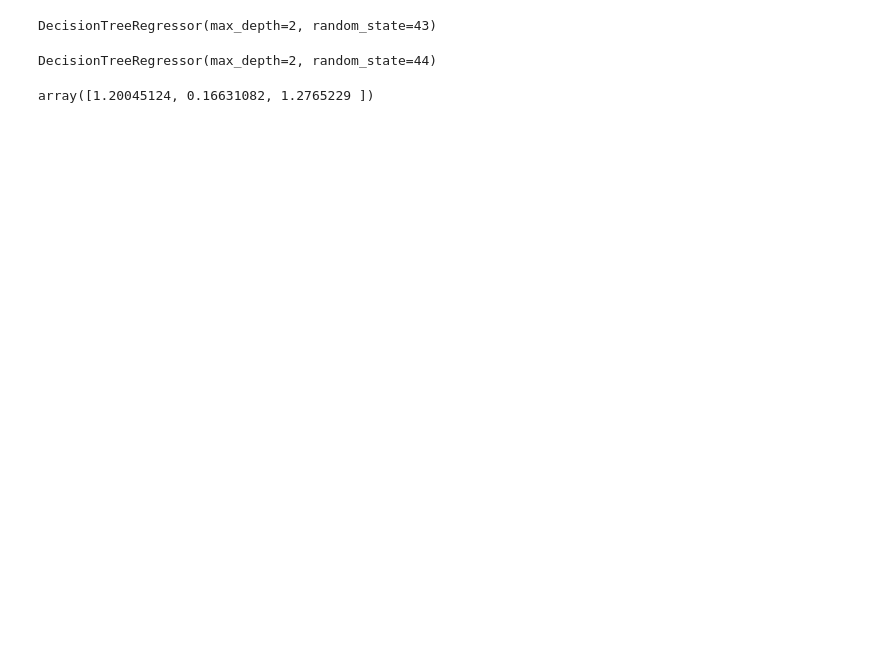
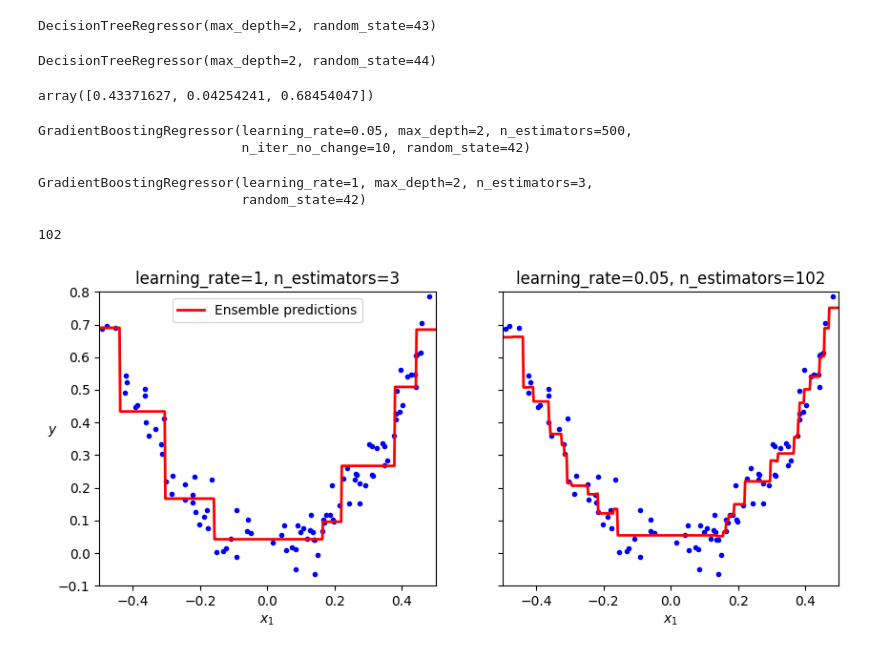
Before and after one commit to 19mddill/Machine_Learning_Notebooks, a Jupyter notebook: ensemble_learning_and_random_forest.ipynb, the cells around one changed output. Cells and saved outputs as stored; diff of their text form; code cells hidden in the pictures; blank space fills up the shorter version.

```diff
--- a/ensemble_learning_and_random_forest.ipynb
+++ b/ensemble_learning_and_random_forest.ipynb
@@ -274,6 +274,59 @@ DecisionTreeRegressor(max_depth=2, random_state=44)
 # %%
 X_new = np.array([[-0.4],[0.],[0.5]])
 # %%
-sum(tree.predict(X_new) for tree in (tree_reg1,tree_reg2,tree_reg1))
+sum(tree.predict(X_new) for tree in (tree_reg1,tree_reg2,tree_reg3))
 # %% [output]
-array([1.20045124, 0.16631082, 1.2765229 ])
+array([0.43371627, 0.04254241, 0.68454047])
+# %%
+from sklearn.ensemble import GradientBoostingRegressor
+
+gbrt_best = GradientBoostingRegressor(max_depth=2,n_estimators=500,learning_rate=0.05,n_iter_no_change=10,random_state=42)
+gbrt_best.fit(X,y)
+# %% [output]
+GradientBoostingRegressor(learning_rate=0.05, max_depth=2, n_estimators=500,
+                          n_iter_no_change=10, random_state=42)
+# %%
+from sklearn.ensemble import GradientBoostingRegressor
+
+gbrt= GradientBoostingRegressor(max_depth=2,n_estimators=3,learning_rate=1,random_state=42)
+gbrt.fit(X,y)
+# %% [output]
+GradientBoostingRegressor(learning_rate=1, max_depth=2, n_estimators=3,
+                          random_state=42)
+# %%
+gbrt_best.n_estimators_
+# %% [output]
+102
+# %%
+import matplotlib.pyplot as plt
+
+def plot_predictions(regressors, X, y, axes, style,
+                     label=None, data_style="b.", data_label=None):
+    x1 = np.linspace(axes[0], axes[1], 500)
+    y_pred = sum(regressor.predict(x1.reshape(-1, 1))
+                 for regressor in regressors)
+    plt.plot(X[:, 0], y, data_style, label=data_label)
+    plt.plot(x1, y_pred, style, linewidth=2, label=label)
+    if label or data_label:
+        plt.legend(loc="upper center")
+    plt.axis(axes)
+
+fig, axes = plt.subplots(ncols=2, figsize=(10, 4), sharey=True)
+
+plt.sca(axes[0])
+plot_predictions([gbrt], X, y, axes=[-0.5, 0.5, -0.1, 0.8], style="r-",
+                 label="Ensemble predictions")
+plt.title(f"learning_rate={gbrt.learning_rate}, "
+          f"n_estimators={gbrt.n_estimators_}")
+plt.xlabel("$x_1$")
+plt.ylabel("$y$", rotation=0)
+
+plt.sca(axes[1])
+plot_predictions([gbrt_best], X, y, axes=[-0.5, 0.5, -0.1, 0.8], style="r-")
+plt.title(f"learning_rate={gbrt_best.learning_rate}, "
+          f"n_estimators={gbrt_best.n_estimators_}")
+plt.xlabel("$x_1$")
+
+plt.show()
+# %% [output]
+[figure, added]
```
Also changed, not shown: parts of 20 cells of this notebook.
